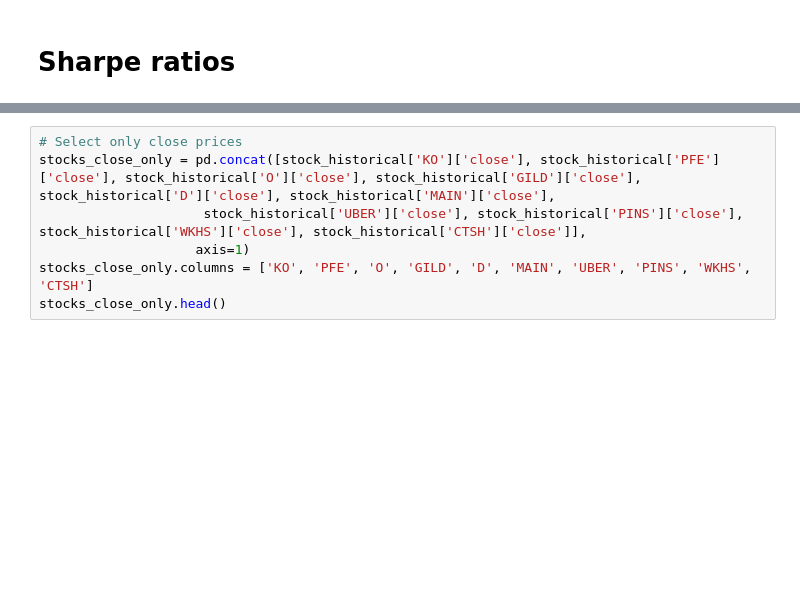
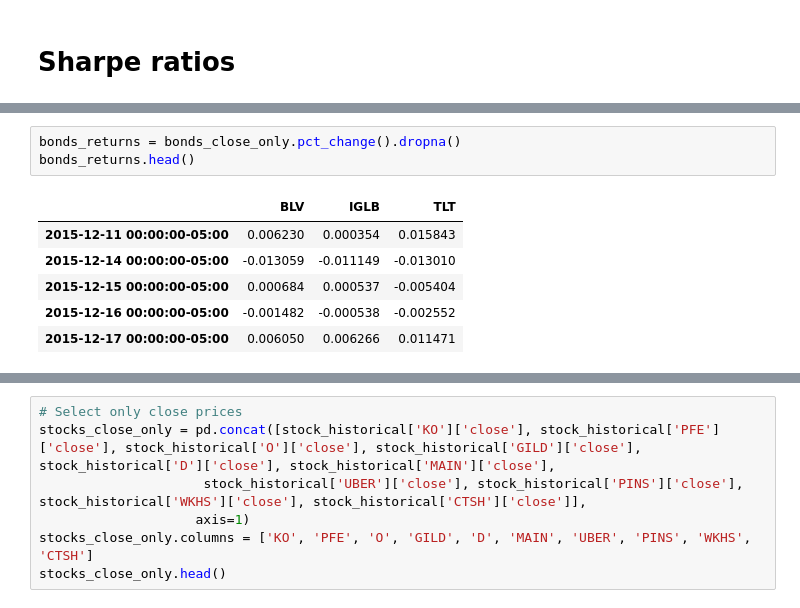
Before and after one commit to silvainfm/Project_1, a Jupyter notebook: Project 1/financial-planner.ipynb, the cells around one changed output, grey strips where cells are left out. Drawn from its saved outputs; the diff is of its cells as text; blank space fills up the shorter version.

```diff
--- a/Project 1/financial-planner.ipynb
+++ b/Project 1/financial-planner.ipynb
@@ -211,0 +232,10 @@ stock_historical.head()
+# %%
+bonds_returns = bonds_close_only.pct_change().dropna()
+bonds_returns.head()
+# %% [output]
+|  | BLV | IGLB | TLT |
+| 2015-12-11 00:00:00-05:00 | 0.006230 | 0.000354 | 0.015843 |
+| 2015-12-14 00:00:00-05:00 | -0.013059 | -0.011149 | -0.013010 |
+| 2015-12-15 00:00:00-05:00 | 0.000684 | 0.000537 | -0.005404 |
+| 2015-12-16 00:00:00-05:00 | -0.001482 | -0.000538 | -0.002552 |
+| 2015-12-17 00:00:00-05:00 | 0.006050 | 0.006266 | 0.011471 |
```
Also changed, not shown: parts of 7 cells of this notebook.
